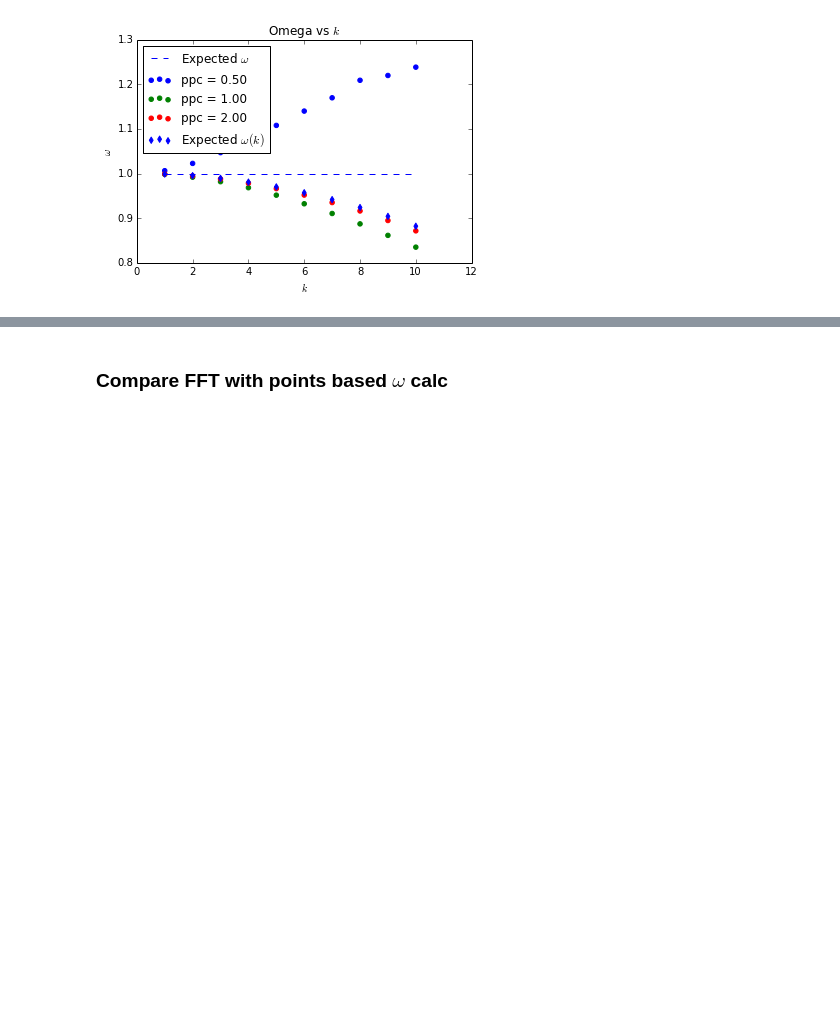
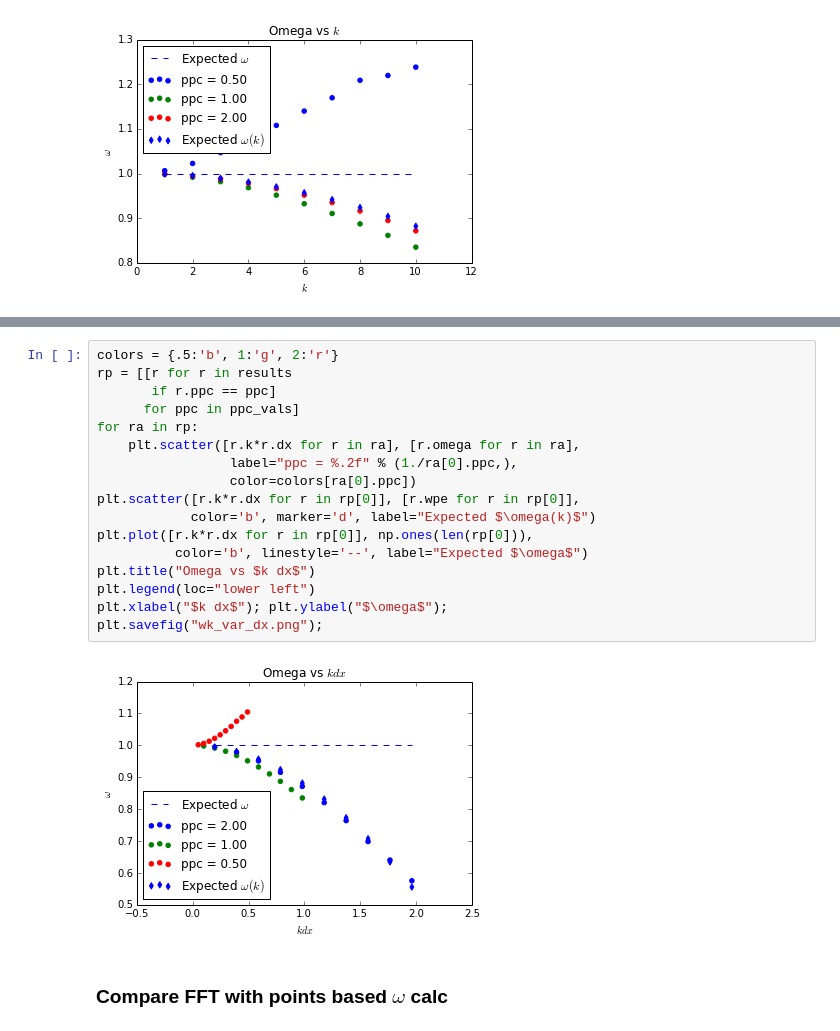
Before and after one commit to dreamer2368/py3d3v, a Jupyter notebook: py3d3v/dispersion.ipynb, the cells around one changed output, grey strips where cells are left out. Cells and saved outputs as stored; diff of their text form; blank space fills up the shorter version.

Commit message:
Added variable dx plot

```diff
--- a/py3d3v/dispersion.ipynb
+++ b/py3d3v/dispersion.ipynb
@@ -74,3 +111,22 @@ plt.savefig("wk_fixed_dx.png");
+# %%
+colors = {.5:'b', 1:'g', 2:'r'}
+rp = [[r for r in results
+       if r.ppc == ppc]
+      for ppc in ppc_vals]
+for ra in rp:
+    plt.scatter([r.k*r.dx for r in ra], [r.omega for r in ra],
+                 label="ppc = %.2f" % (1./ra[0].ppc,),
+                 color=colors[ra[0].ppc])
+plt.scatter([r.k*r.dx for r in rp[0]], [r.wpe for r in rp[0]],
+            color='b', marker='d', label="Expected $\omega(k)$")
+plt.plot([r.k*r.dx for r in rp[0]], np.ones(len(rp[0])),
+          color='b', linestyle='--', label="Expected $\omega$")
+plt.title("Omega vs $k dx$")
+plt.legend(loc="lower left")
+plt.xlabel("$k dx$"); plt.ylabel("$\omega$");
+plt.savefig("wk_var_dx.png");
+# %% [output]
+[figure, added]
 # %% [markdown]
 ### Compare FFT with points based $\omega$ calc
 # %%
```
Also changed, not shown: parts of 2 cells of this notebook.
